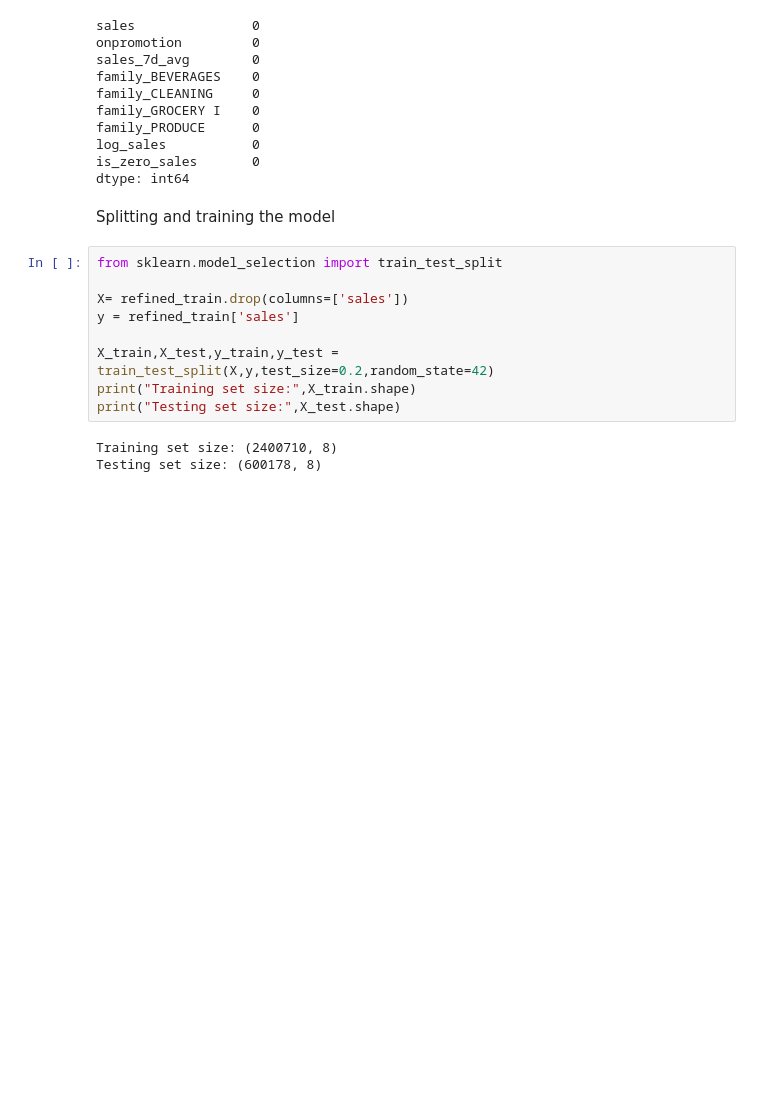
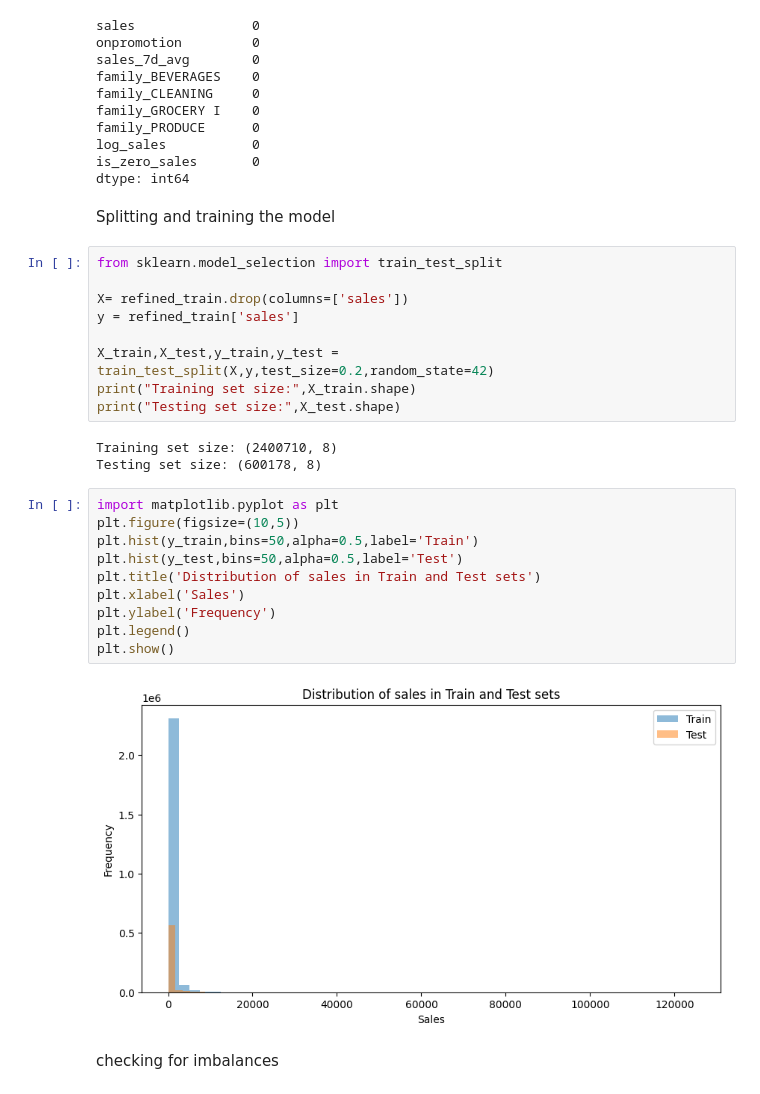
Before and after one commit to victoriamuinde07/SALES-FORECASTING, a Jupyter notebook: store-sales-f.ipynb, the cells around one changed output. Cells and saved outputs as stored; diff of their text form; blank space fills up the shorter version.

Commit message:
finding the correlation of the train and test data

```diff
--- a/store-sales-f.ipynb
+++ b/store-sales-f.ipynb
@@ -505,3 +505,17 @@ print("Testing set size:",X_test.shape)
 # %% [output]
 Training set size: (2400710, 8)
 Testing set size: (600178, 8)
+# %%
+import matplotlib.pyplot as plt
+plt.figure(figsize=(10,5))
+plt.hist(y_train,bins=50,alpha=0.5,label='Train')
+plt.hist(y_test,bins=50,alpha=0.5,label='Test')
+plt.title('Distribution of sales in Train and Test sets')
+plt.xlabel('Sales')
+plt.ylabel('Frequency')
+plt.legend()
+plt.show()
+# %% [output]
+[figure, added]
+# %% [markdown]
+checking for imbalances
```
Also changed, not shown: parts of 3 cells of this notebook.
